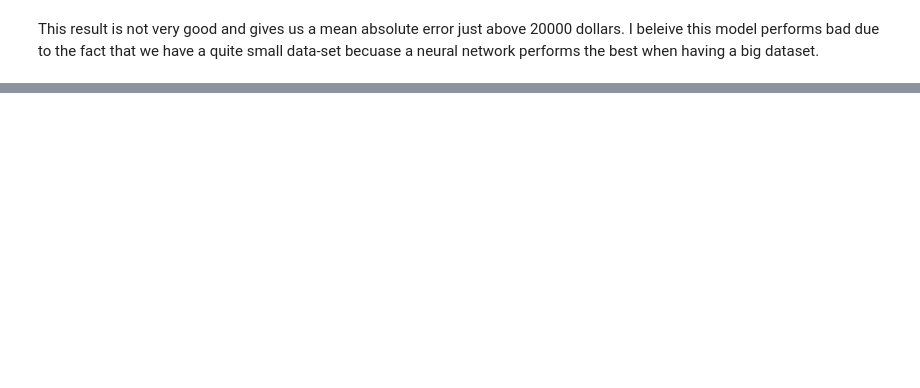
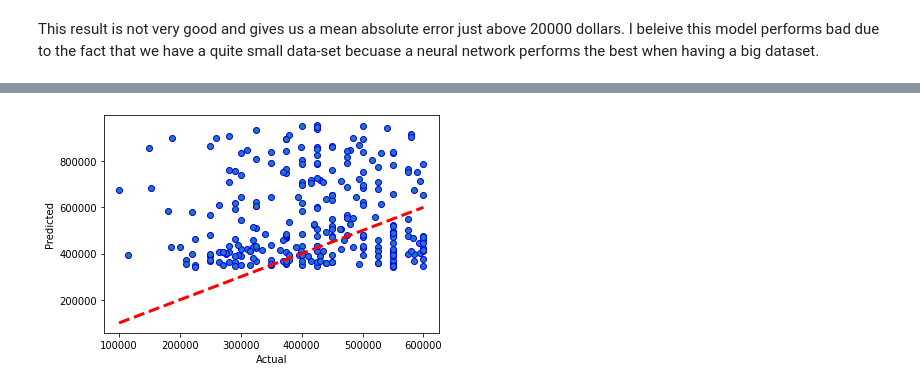
Before and after one commit to jayportfolio/capstone_streamlit, a Jupyter notebook: capstone/step 06/06_02_02__apply_house-prices-prediction-using-keras.ipynb, the cells around one changed output, grey strips where cells are left out. Drawn from its saved outputs; the diff is of its cells as text; code cells hidden in the pictures; blank space fills up the shorter version.

```diff
--- a/capstone/step 06/06_02_02__apply_house-prices-prediction-using-keras.ipynb
+++ b/capstone/step 06/06_02_02__apply_house-prices-prediction-using-keras.ipynb
@@ -123,7 +124,7 @@ Right now I think we have an idea of what kind of data we are interested in and
 # %% [markdown]
 Let's reload the data so we can have a fresh start!
 # %%
-df_train = pd.read_csv('untidy_df_listings_v06.csv', index_col=0)
+df_listings = pd.read_csv('untidy_df_listings_v06.csv', index_col=0)
 # %% [markdown]
 Let's not log the data since a neural network is quite good at working with non-linear data. I also tested and verified that the model didn't perform better or worse if I logged the data before hand.
 # %%
@@ -185,4 +187,5 @@ To enable them in other operations, rebuild TensorFlow with the appropriate comp
 # %%
-history = model.fit(X_train, y_train, validation_data=(X_test,y_test), epochs=150, batch_size=32)
+# REPLACED WITH NEXT # history = model.fit(X_train, y_train, validation_data=(X_test,y_test), epochs=150, batch_size=32)
+history = model.fit(X_train, y_train, validation_split = 0.2, epochs=150, batch_size=32)
 # %% [output]
 Epoch 1/150
@@ -248,0 +243,11 @@ submission
+# %%
+y_pred = model.predict(X_test)
+
+from pandas import DataFrame
+
+compare = np.hstack((y_test.reshape(-1,1), y_pred.reshape(-1,1)))
+compare_df = DataFrame(compare, columns=['actual', 'predicted'])
+compare_df['difference'] = abs(compare_df['actual'] - compare_df['predicted'])
+compare_df['diff 1 %'] = abs((compare_df['actual'] - compare_df['predicted']) / compare_df['actual'] * 100)
+compare_df['diff 2 %'] = abs((compare_df['actual'] - compare_df['predicted']) / compare_df['predicted']) * 100
+compare_df.sort_values("diff 1 %", ascending=False)
@@ -248,0 +269,10 @@ submission
+# %%
+fig, ax = plt.subplots()
+ax.scatter(y_test, y_pred, edgecolors=(0, 0, 1))
+ax.plot([y_test.min(), y_test.max()], [y_test.min(), y_test.max()], 'r--', lw=3)
+ax.set_ylabel('Predicted')
+ax.set_xlabel('Actual')
+plt.ticklabel_format(style='plain')
+plt.show()
+# %% [output]
+[figure, added]
```
Also changed, not shown: parts of 19 cells of this notebook.
